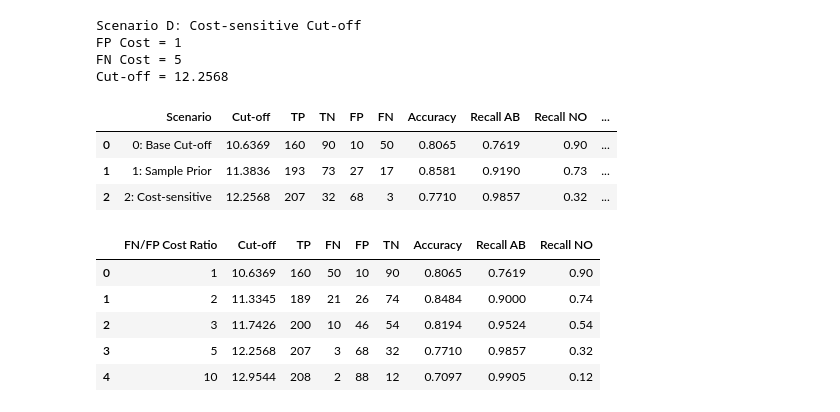
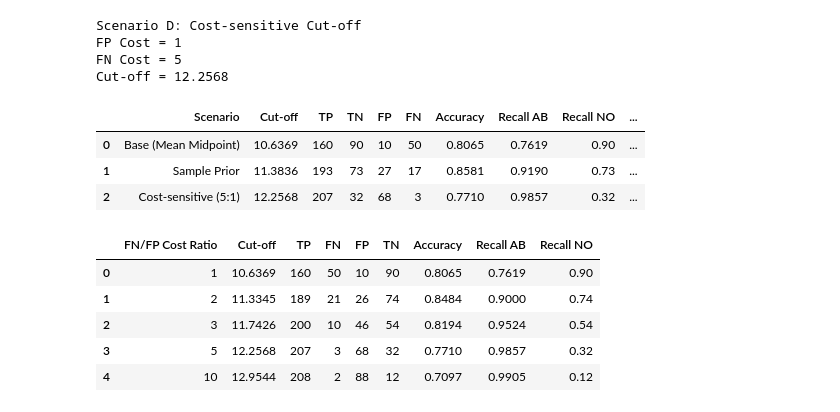
Before and after one commit to kurochan1901/115-1_Data-Analysis-and-Modeling, a Jupyter notebook: HW3/HW3.ipynb, the cells around one changed output. Drawn from its saved outputs; the diff is of its cells as text; code cells hidden in the pictures.

```diff
--- a/HW3/HW3.ipynb
+++ b/HW3/HW3.ipynb
@@ -561,7 +561,7 @@ for name, features in model_features.items():
     results.append({
         "Model": name,
         "Predictors": len(features),
-        "Training Accuracy": (y_pred == y).mean()
+        "Accuracy": (y_pred == y).mean()
     })
 
 model_summary = pd.DataFrame(results)
@@ -1259,10 +1259,11 @@ from sklearn.metrics import (
 )
 
 cutoffs = {
-    "0: Base Cut-off": cutoff_base,
-    "1: Sample Prior": cutoff_prior,
-    "2: Cost-sensitive": cutoff_cost
+    "Base (Mean Midpoint)": cutoff_base,
+    "Sample Prior": cutoff_prior,
+    "Cost-sensitive (5:1)": cutoff_cost
 }
+
 
 results = []
 
@@ -1272,36 +1273,36 @@ for name, cutoff in cutoffs.items():
     y_pred = np.where(t > cutoff, "NO", "AB")
 
     # AB is the Positive Class
     cm = confusion_matrix(
         y,
         y_pred,
         labels=["AB", "NO"]
     )
 
     TP, FN = cm[0]
     FP, TN = cm[1]
 
     results.append({
         "Scenario": name,
         "Cut-off": cutoff,
         "TP": TP,
         "TN": TN,
         "FP": FP,
         "FN": FN,
         "Accuracy": accuracy_score(y, y_pred),
         "Recall AB": TP / (TP + FN),
         "Recall NO": TN / (TN + FP),
         "Balanced Accuracy": balanced_accuracy_score(y, y_pred)
     })
 
 comparison_df = pd.DataFrame(results)
 
 display(comparison_df.round(4))
 # %% [output]
 |  | Scenario | Cut-off | TP | TN | FP | FN | Accuracy | Recall AB | Recall NO | ... |
-| 0 | 0: Base Cut-off | 10.6369 | 160 | 90 | 10 | 50 | 0.8065 | 0.7619 | 0.90 | ... |
-| 1 | 1: Sample Prior | 11.3836 | 193 | 73 | 27 | 17 | 0.8581 | 0.9190 | 0.73 | ... |
-| 2 | 2: Cost-sensitive | 12.2568 | 207 | 32 | 68 | 3 | 0.7710 | 0.9857 | 0.32 | ... |
+| 0 | Base (Mean Midpoint) | 10.6369 | 160 | 90 | 10 | 50 | 0.8065 | 0.7619 | 0.90 | ... |
+| 1 | Sample Prior | 11.3836 | 193 | 73 | 27 | 17 | 0.8581 | 0.9190 | 0.73 | ... |
+| 2 | Cost-sensitive (5:1) | 12.2568 | 207 | 32 | 68 | 3 | 0.7710 | 0.9857 | 0.32 | ... |
 # %%
 # Cost Ratio Sensitivity Analysis
 # Equal Prior: P(NO) = P(AB) = 0.5
```
Also changed, not shown: parts of 6 cells of this notebook.
